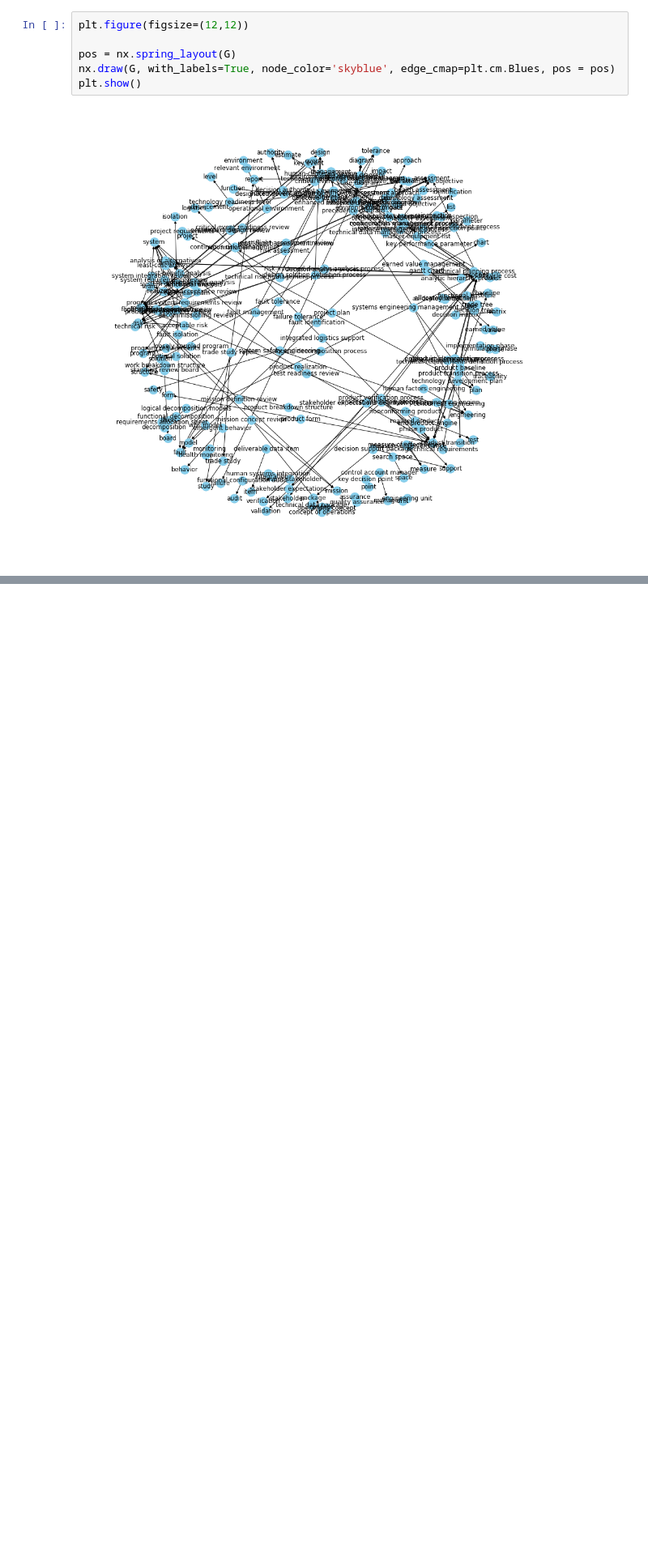
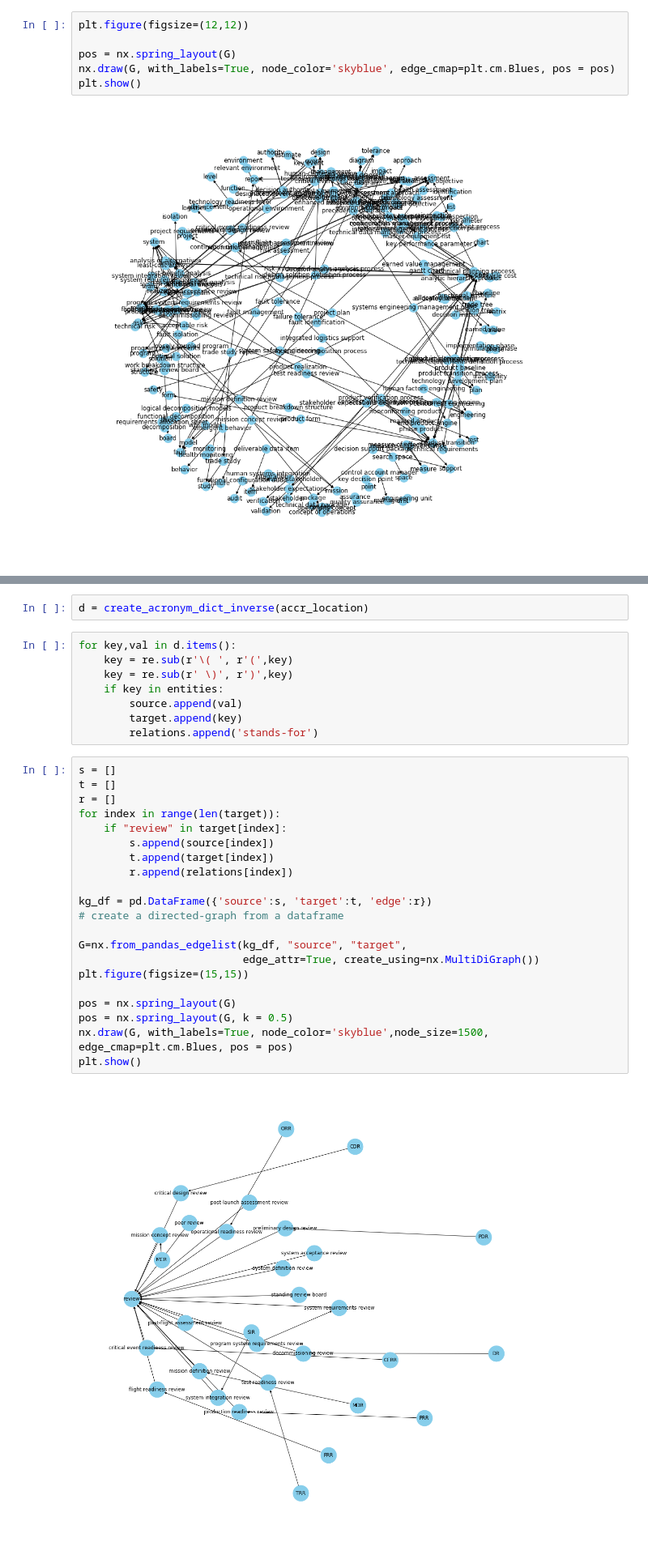
Before and after one commit to jitinkrishnan/NASA-SE, a Jupyter notebook: SEVA_KG_Example.ipynb, the cells around one changed output, grey strips where cells are left out. Shown at 81% size. Saved outputs shown, nothing was run; the diff lists cells and outputs as text; blank space fills up the shorter version.

```diff
--- a/SEVA_KG_Example.ipynb
+++ b/SEVA_KG_Example.ipynb
@@ -50,0 +51,33 @@ plt.show()
+# %%
+d = create_acronym_dict_inverse(accr_location)
+# %%
+for key,val in d.items():
+    key = re.sub(r'\( ', r'(',key)
+    key = re.sub(r' \)', r')',key)
+    if key in entities:
+        source.append(val)
+        target.append(key)
+        relations.append('stands-for')
+# %%
+s = []
+t = []
+r = []
+for index in range(len(target)):
+    if "review" in target[index]:
+        s.append(source[index])
+        t.append(target[index])
+        r.append(relations[index])
+
+kg_df = pd.DataFrame({'source':s, 'target':t, 'edge':r})
+# create a directed-graph from a dataframe
+
+G=nx.from_pandas_edgelist(kg_df, "source", "target",
+                          edge_attr=True, create_using=nx.MultiDiGraph())
+plt.figure(figsize=(15,15))
+
+pos = nx.spring_layout(G)
+pos = nx.spring_layout(G, k = 0.5)
+nx.draw(G, with_labels=True, node_color='skyblue',node_size=1500, edge_cmap=plt.cm.Blues, pos = pos)
+plt.show()
+# %% [output]
+[figure, added]
```
Also changed, not shown: parts of 1 cell of this notebook.
